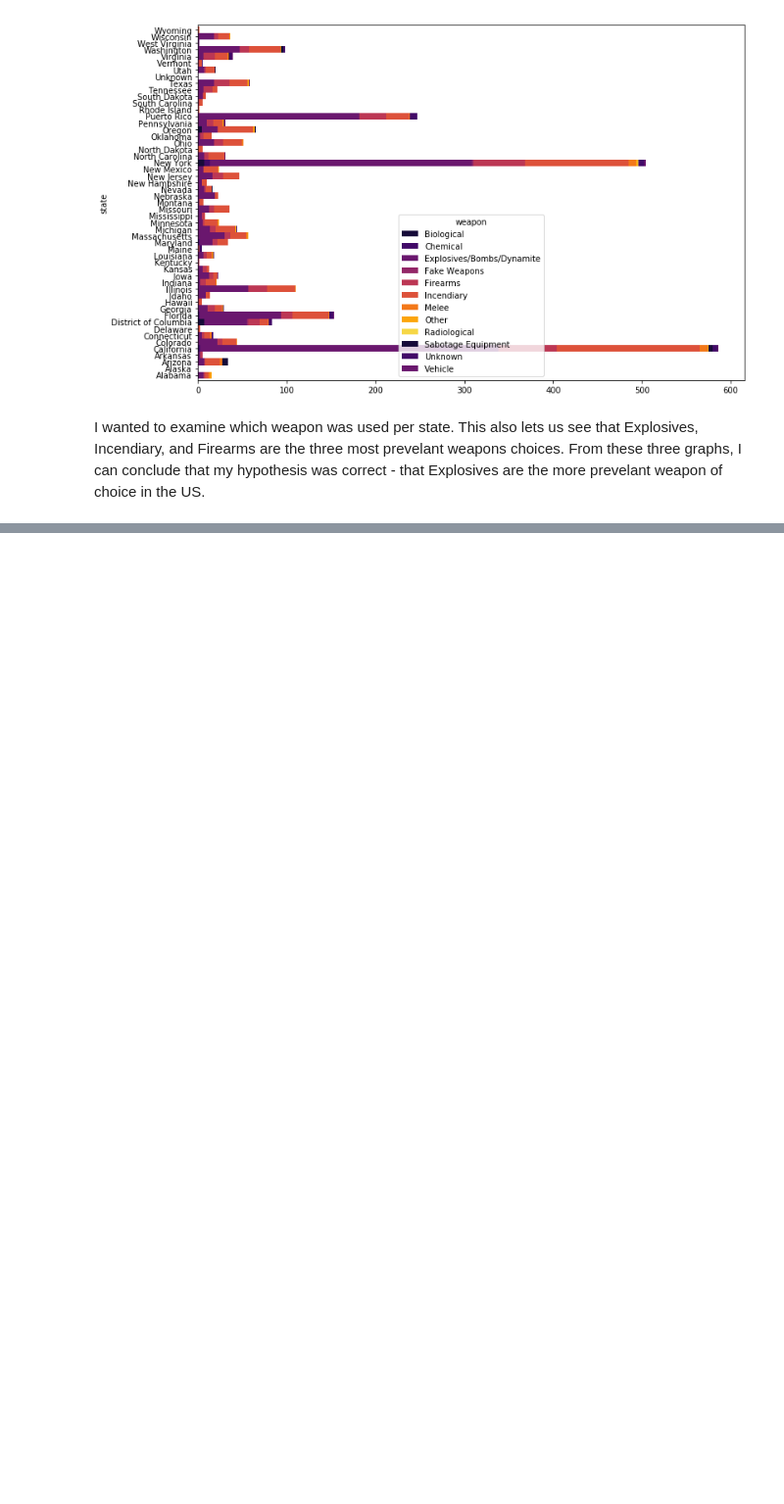
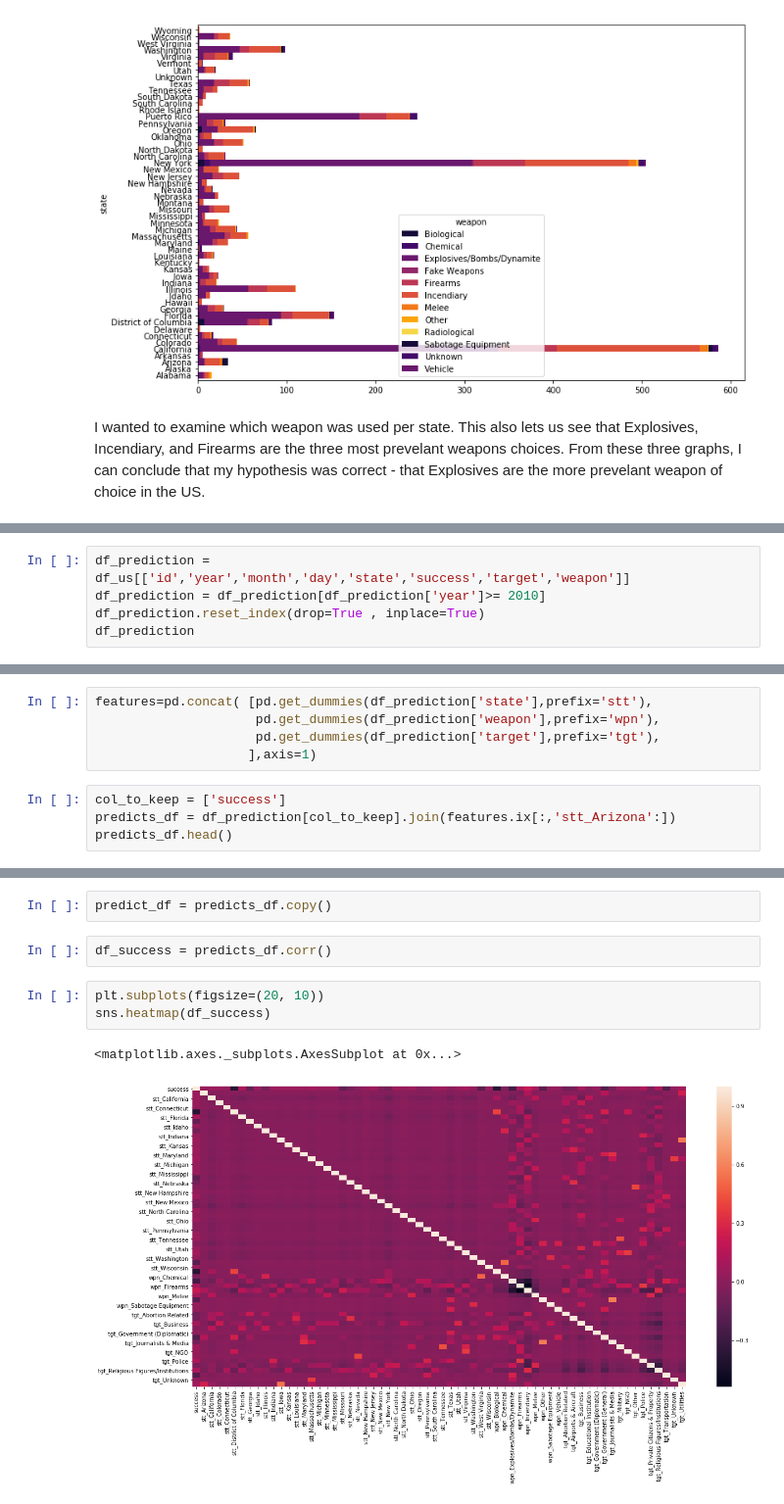
Before and after one commit to lizzieh14/US_Terrorism, a Jupyter notebook: Final_Project_US_Terrorism.ipynb, the cells around one changed output, grey strips where cells are left out. Shown at 98% size. Cells and saved outputs as stored; diff of their text form; blank space fills up the shorter version.

```diff
--- a/Final_Project_US_Terrorism.ipynb
+++ b/Final_Project_US_Terrorism.ipynb
@@ -267,0 +262,5 @@ I wanted to examine which weapon was used per state. This also lets us see that
+# %%
+df_prediction = df_us[['id','year','month','day','state','success','target','weapon']]
+df_prediction = df_prediction[df_prediction['year']>= 2010]
+df_prediction.reset_index(drop=True , inplace=True)
+df_prediction
@@ -267,0 +286,9 @@ I wanted to examine which weapon was used per state. This also lets us see that
+# %%
+features=pd.concat( [pd.get_dummies(df_prediction['state'],prefix='stt'),
+                     pd.get_dummies(df_prediction['weapon'],prefix='wpn'),
+                     pd.get_dummies(df_prediction['target'],prefix='tgt'),
+                    ],axis=1)
+# %%
+col_to_keep = ['success']
+predicts_df = df_prediction[col_to_keep].join(features.ix[:,'stt_Arizona':])
+predicts_df.head()
@@ -267,0 +309,10 @@ I wanted to examine which weapon was used per state. This also lets us see that
+# %%
+predict_df = predicts_df.copy()
+# %%
+df_success = predicts_df.corr()
+# %%
+plt.subplots(figsize=(20, 10))
+sns.heatmap(df_success)
+# %% [output]
+<matplotlib.axes._subplots.AxesSubplot at 0x...>
+[figure, added]
```
Also changed, not shown: parts of 13 cells of this notebook.
